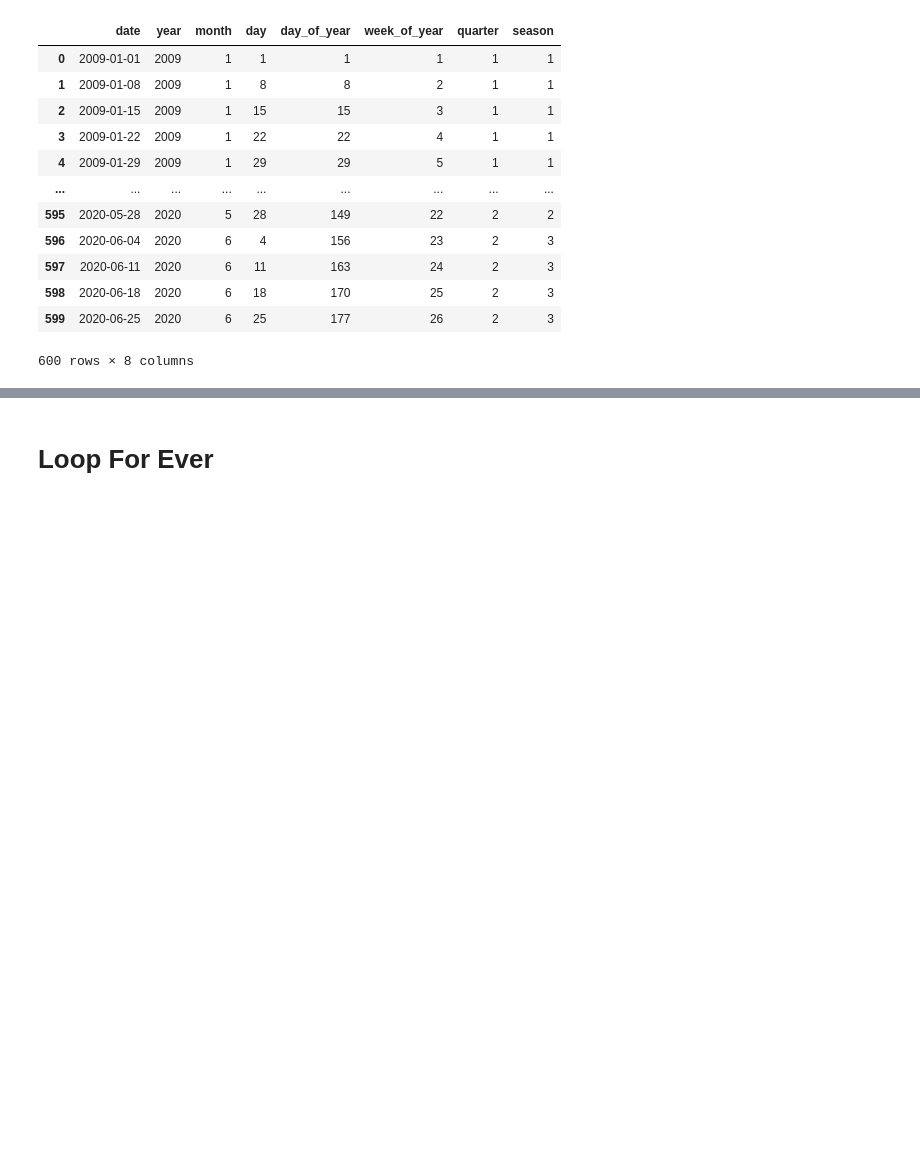
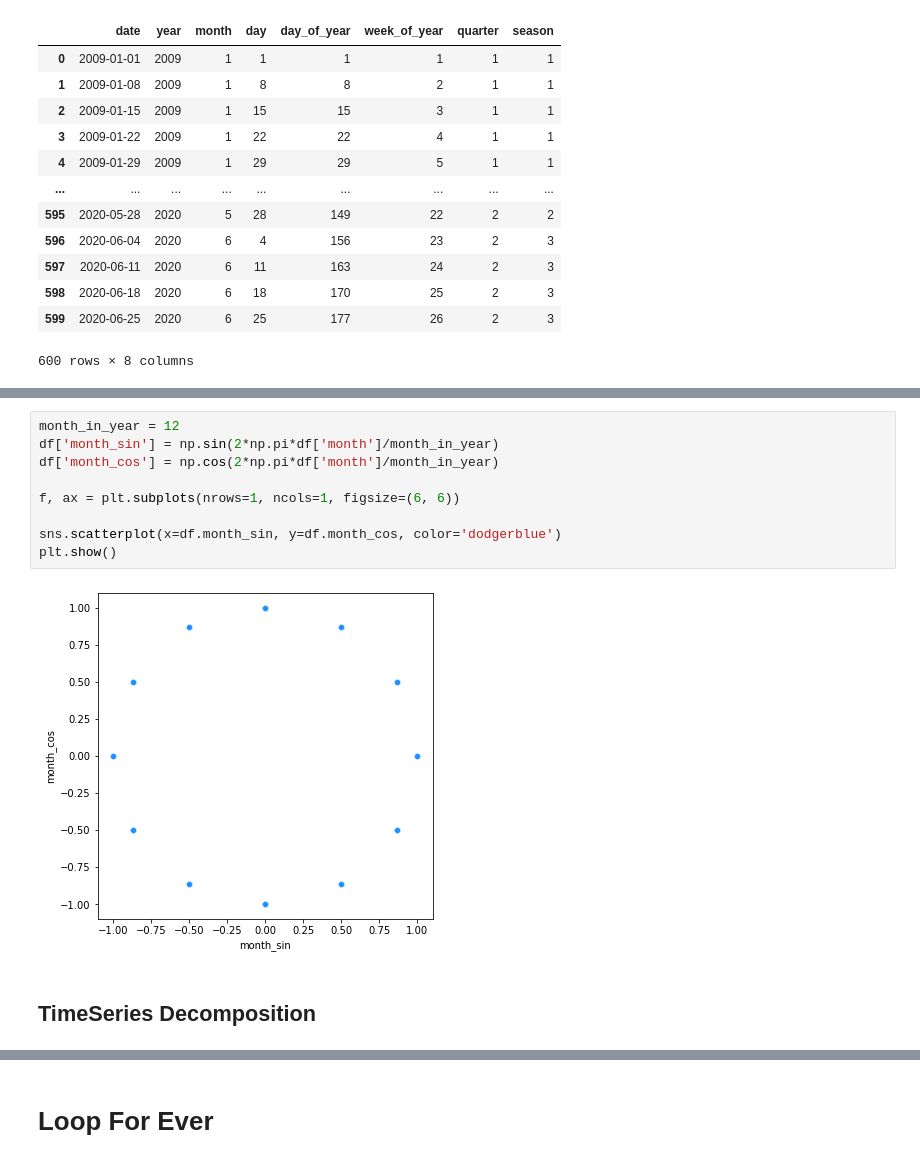
Before and after one commit to sir-hadi/NonstopNgodingNovember-2021, a Jupyter notebook: sir-hadi/Uncategorized DS Projects/Studying Time Series/Studying_Time_Series.ipynb, the cells around one changed output, grey strips where cells are left out. Cells and saved outputs as stored; diff of their text form; blank space fills up the shorter version.

```diff
--- a/sir-hadi/Uncategorized DS Projects/Studying Time Series/Studying_Time_Series.ipynb
+++ b/sir-hadi/Uncategorized DS Projects/Studying Time Series/Studying_Time_Series.ipynb
@@ -675,0 +692,13 @@ df[['date', 'year', 'month', 'day', 'day_of_year', 'week_of_year', 'quarter', 's
+# %%
+month_in_year = 12
+df['month_sin'] = np.sin(2*np.pi*df['month']/month_in_year)
+df['month_cos'] = np.cos(2*np.pi*df['month']/month_in_year)
+
+f, ax = plt.subplots(nrows=1, ncols=1, figsize=(6, 6))
+
+sns.scatterplot(x=df.month_sin, y=df.month_cos, color='dodgerblue')
+plt.show()
+# %% [output]
+[figure, added]
+# %% [markdown]
+## TimeSeries Decomposition
```
Also changed, not shown: parts of 21 cells of this notebook.
